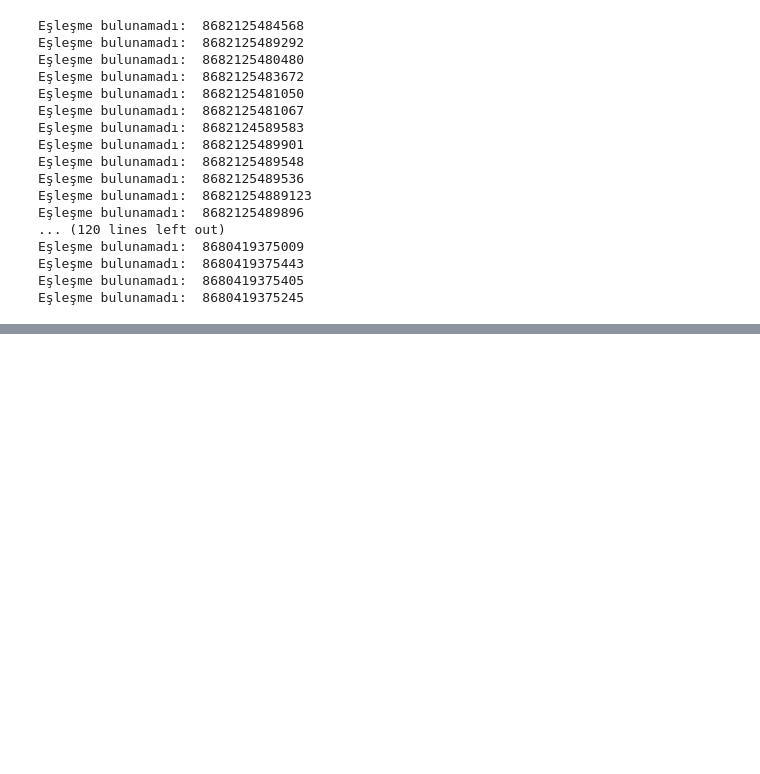
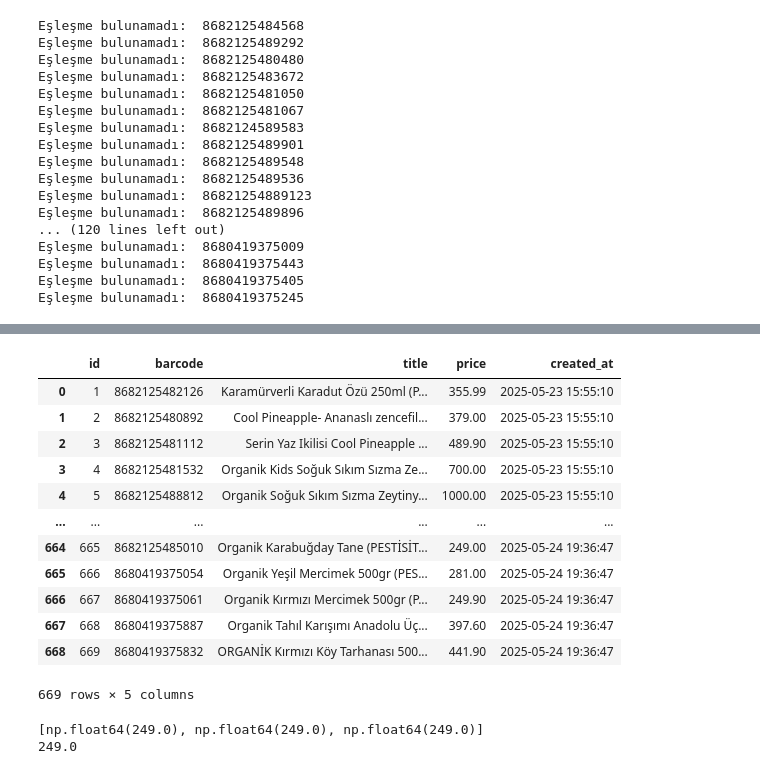
Before and after one commit to mguzelocak/TrendyolApiPriceControl, a Jupyter notebook: src/Mathcing.ipynb, the cells around one changed output, grey strips where cells are left out. Saved outputs shown, nothing was run; the diff lists cells and outputs as text; code cells hidden in the pictures; blank space fills up the shorter version.

Commit message:
updating the price cheking algorthm

```diff
--- a/src/Mathcing.ipynb
+++ b/src/Mathcing.ipynb
@@ -193,0 +174,5 @@ print(new_df)
+# %%
+from TrendyolPriceController import TrendyolPriceController
+tpc = TrendyolPriceController()
+newPrice = tpc.fetch_all_products()
+tpc.store_products(newPrice)
@@ -193,0 +197,35 @@ print(new_df)
+# %%
+df = tpc.loadDF()
+df
+# %% [output]
+|  | id | barcode | title | price | created_at |
+| 0 | 1 | 8682125482126 | Karamürverli Karadut Özü 250ml (P... | 355.99 | 2025-05-23 15:55:10 |
+| 1 | 2 | 8682125480892 | Cool Pineapple- Ananaslı zencefil... | 379.00 | 2025-05-23 15:55:10 |
+| 2 | 3 | 8682125481112 | Serin Yaz Ikilisi Cool Pineapple ... | 489.90 | 2025-05-23 15:55:10 |
+| 3 | 4 | 8682125481532 | Organik Kids Soğuk Sıkım Sızma Ze... | 700.00 | 2025-05-23 15:55:10 |
+| 4 | 5 | 8682125488812 | Organik Soğuk Sıkım Sızma Zeytiny... | 1000.00 | 2025-05-23 15:55:10 |
+| ... | ... | ... | ... | ... | ... |
+| 664 | 665 | 8682125485010 | Organik Karabuğday Tane (PESTİSİT... | 249.00 | 2025-05-24 19:36:47 |
+| 665 | 666 | 8680419375054 | Organik Yeşil Mercimek 500gr (PES... | 281.00 | 2025-05-24 19:36:47 |
+| 666 | 667 | 8680419375061 | Organik Kırmızı Mercimek 500gr (P... | 249.90 | 2025-05-24 19:36:47 |
+| 667 | 668 | 8680419375887 | Organik Tahıl Karışımı Anadolu Üç... | 397.60 | 2025-05-24 19:36:47 |
+| 668 | 669 | 8680419375832 | ORGANİK Kırmızı Köy Tarhanası 500... | 441.90 | 2025-05-24 19:36:47 |
+669 rows × 5 columns
+# %%
+import statistics
+df['barcode'].iloc[0]
+dict = {}
+for i in range(len(df)):
+  if df['barcode'].iloc[i] not in dict:
+    dict[df['barcode'].iloc[i]] = []
+    dict[df['barcode'].iloc[i]].append(df['price'].iloc[i])
+  else:
+    dict[df['barcode'].iloc[i]].append(df['price'].iloc[i])
+result = {}
+for barcode in dict.keys():
+  result[barcode] = statistics.mode(dict[barcode])
+print(dict['8680419375238'])
+print(result['8680419375238'])
+# %% [output]
+[np.float64(249.0), np.float64(249.0), np.float64(249.0)]
+249.0
```
Also changed, not shown: parts of 2 cells of this notebook, 1 other file.
